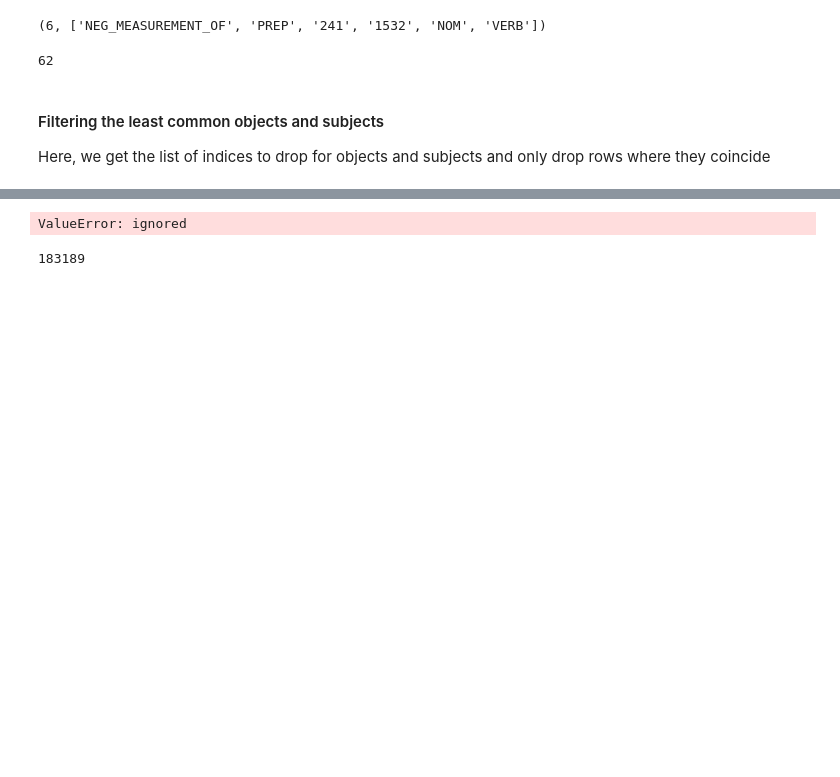
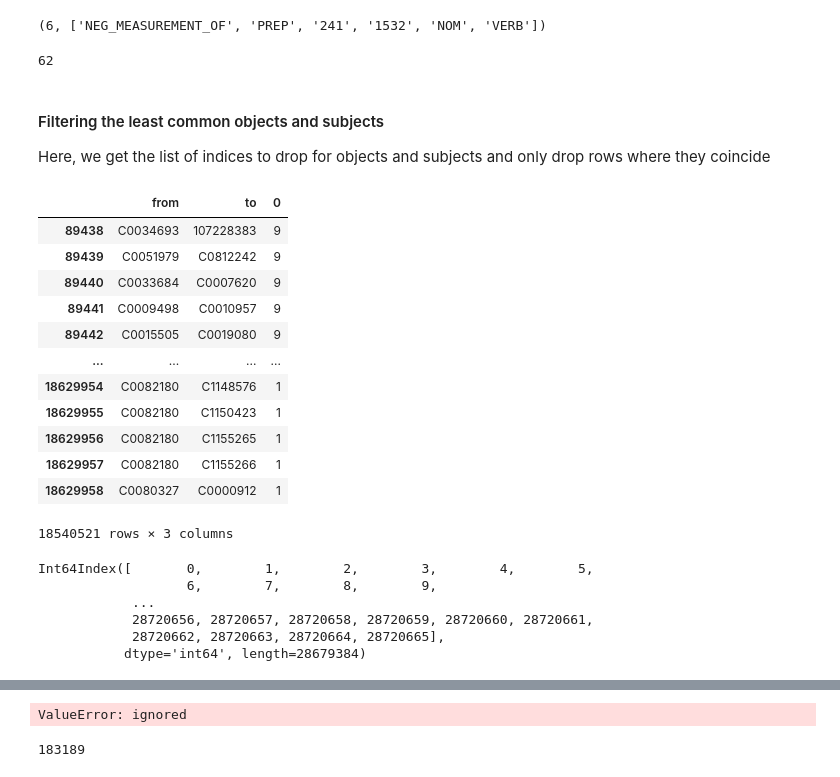
Before and after one commit to dikraMasrour/Breast_Cancer_Risk_Factor_Prediction_KG, a Jupyter notebook: BC_KG_EDA.ipynb, the cells around one changed output, grey strips where cells are left out. Drawn from its saved outputs; the diff is of its cells as text; code cells hidden in the pictures; blank space fills up the shorter version.

```diff
--- a/BC_KG_EDA.ipynb
+++ b/BC_KG_EDA.ipynb
@@ -112,4 +112,28 @@ Here, we get the list of indices to drop for objects and subjects and only drop
 # %%
 vc = df[['from', 'to']].value_counts().reset_index()
 # %%
-vc[vc[0] < 10]
+to_drop = vc[vc[0] < 10]
+to_drop
+# %% [output]
+|  | from | to | 0 |
+| 89438 | C0034693 | 107228383 | 9 |
+| 89439 | C0051979 | C0812242 | 9 |
+| 89440 | C0033684 | C0007620 | 9 |
+| 89441 | C0009498 | C0010957 | 9 |
+| 89442 | C0015505 | C0019080 | 9 |
+| ... | ... | ... | ... |
+| 18629954 | C0082180 | C1148576 | 1 |
+| 18629955 | C0082180 | C1150423 | 1 |
+| 18629956 | C0082180 | C1155265 | 1 |
+| 18629957 | C0082180 | C1155266 | 1 |
+| 18629958 | C0080327 | C0000912 | 1 |
+18540521 rows × 3 columns
+# %%
+result = {i for i in df.index if (df['from'][i],df['to'][i]) in filtered_from}
+# %% [output]
+Int64Index([       0,        1,        2,        3,        4,        5,
+                   6,        7,        8,        9,
+            ...
+            28720656, 28720657, 28720658, 28720659, 28720660, 28720661,
+            28720662, 28720663, 28720664, 28720665],
+           dtype='int64', length=28679384)
```
Also changed, not shown: parts of 4 cells of this notebook.
